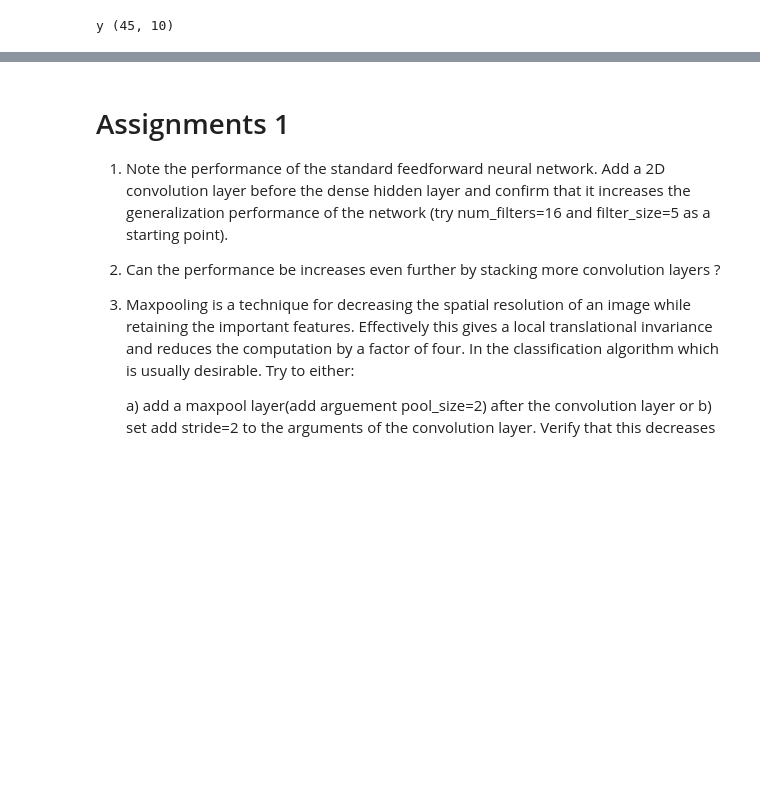
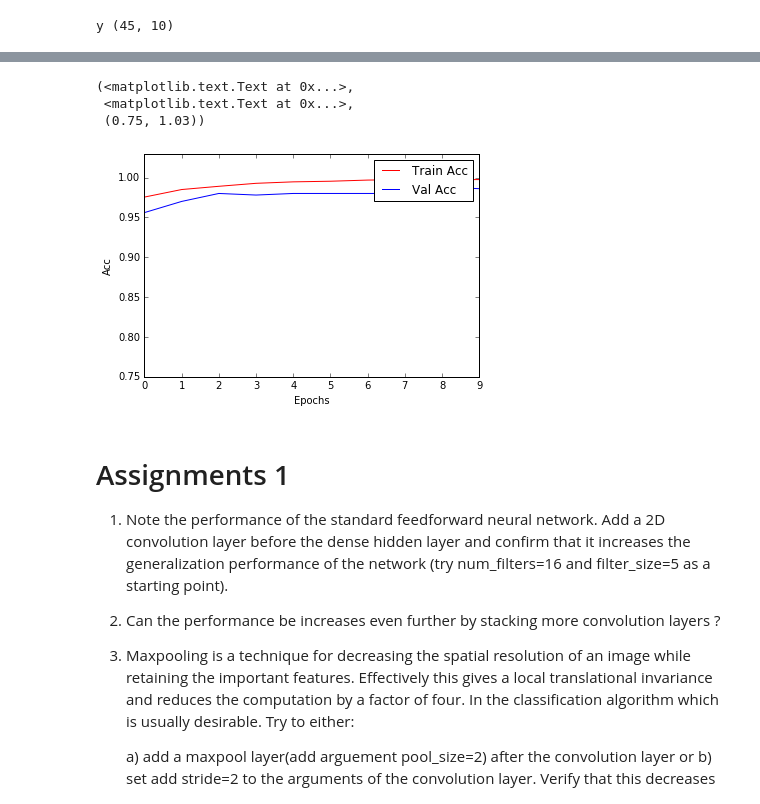
Before and after one commit to alrojo/tensorflow-tutorial, a Jupyter notebook: lab2/lab2_CNN.ipynb, the cells around one changed output, grey strips where cells are left out. Drawn from its saved outputs; the diff is of its cells as text; code cells hidden in the pictures; blank space fills up the shorter version.

Commit message:
CNN with dropout n all, should remove some of it before lab

```diff
--- a/lab2/lab2_CNN.ipynb
+++ b/lab2/lab2_CNN.ipynb
@@ -28,9 +28,9 @@ If you are unfamilar with the the convolution operation  https://github.com/vdum
 data = np.load('mnist.npz')
 num_classes = 10
 nchannels,rows,cols = 1,28,28
-x_train = data['X_train'][:10000].astype('float32')
+x_train = data['X_train'][:50000].astype('float32')
 x_train = x_train.reshape((-1,nchannels,rows,cols))
-targets_train = data['y_train'][:10000].astype('int32')
+targets_train = data['y_train'][:50000].astype('int32')
 
 x_valid = data['X_valid'][:500].astype('float32')
 x_valid = x_valid.reshape((-1,nchannels,rows,cols))
@@ -90,12 +90,14 @@ reset_default_graph()
 # Setting up placeholder, this is where your data enters the graph!
 x_pl = tf.placeholder(tf.float32, [None, channels, height, width])
 l_reshape = tf.transpose(x_pl, [0, 2, 3, 1]) # TensorFlow uses NHWC instead of NCHW
+is_training = tf.placeholder(tf.bool)
 
 # Building the layers of the neural network
+# we define the variable scope, so we more easily can recognise our variables later
 l_conv1 = convolution2d(l_reshape, num_filters_conv1, kernel_size_conv1, stride_conv1, scope="l_conv1")
 l_flatten = flatten(l_conv1, scope="flatten")
-# we define the variable scope, so we more easily can recognise our variables later
 l1 = fully_connected(l_flatten, num_l1, activation_fn=relu, scope="l1")
+l1 = dropout(l1, is_training=is_training, scope="dropout")
 y = fully_connected(l1, num_classes, activation_fn=softmax, scope="y")
 # %%
 # y_ is a placeholder variable taking on the value of the target batch.
@@ -121,7 +123,7 @@ x = np.random.normal(0,1, (45, 1,28,28)).astype('float32') #dummy data
 
 sess = tf.Session()
 sess.run(tf.initialize_all_variables())
-res = sess.run(fetches=[y], feed_dict={x_pl: x})
+res = sess.run(fetches=[y], feed_dict={x_pl: x, is_training: False})
 print "y", res[0].shape
 # %% [output]
 y (45, 10)
@@ -148,7 +150,7 @@ try:
             idx = range(i*batch_size, (i+1)*batch_size)
             x_batch = x_train[idx]
             target_batch = targets_train[idx]
-            feed_dict_train = {x_pl: x_batch, y_: onehot(target_batch, num_classes)}
+            feed_dict_train = {x_pl: x_batch, y_: onehot(target_batch, num_classes), is_training: True}
             fetches_train = [train_op, cross_entropy]
             res = sess.run(fetches=fetches_train, feed_dict=feed_dict_train)
             batch_loss = res[1] #this will do the complete backprob pass
@@ -163,7 +165,7 @@ try:
             x_batch = x_train[idx]
             targets_batch = targets_train[idx]
             # what to feed our accuracy op
-            feed_dict_eval_train = {x_pl: x_batch}
+            feed_dict_eval_train = {x_pl: x_batch, is_training: False}
             # deciding which parts to fetch
             fetches_eval_train = [y]
             # running the validation
@@ -179,7 +181,7 @@ try:
             x_batch = x_valid[idx]
             targets_batch = targets_valid[idx]
             # what to feed our accuracy op
-            feed_dict_eval_train = {x_pl: x_batch}
+            feed_dict_eval_train = {x_pl: x_batch, is_training: False}
             # deciding which parts to fetch
             fetches_eval_train = [y]
             # running the validation
@@ -204,7 +206,7 @@ except KeyboardInterrupt:
 #get test set score
 confusion_test = ConfusionMatrix(num_classes)
 # what to feed our accuracy op
-feed_dict_eval_train = {x_pl: x_test}
+feed_dict_eval_train = {x_pl: x_test, is_training: False}
 # deciding which parts to fetch
 fetches_eval_train = [y]
 # running the validation
@@ -233,3 +239,7 @@ Epoch 8 : Train Loss 2.272211e-02 , Train acc 0.995900,  Valid acc 0.940000
+(<matplotlib.text.Text at 0x...>,
+ <matplotlib.text.Text at 0x...>,
+ (0.75, 1.03))
+[figure, added]
 # %% [markdown]
 # Assignments 1
 
```
Also changed, not shown: parts of 5 cells of this notebook.
